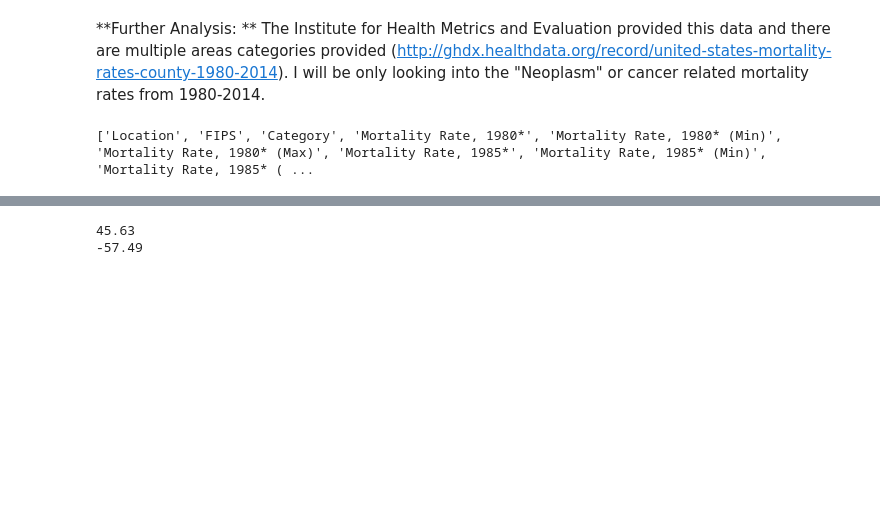
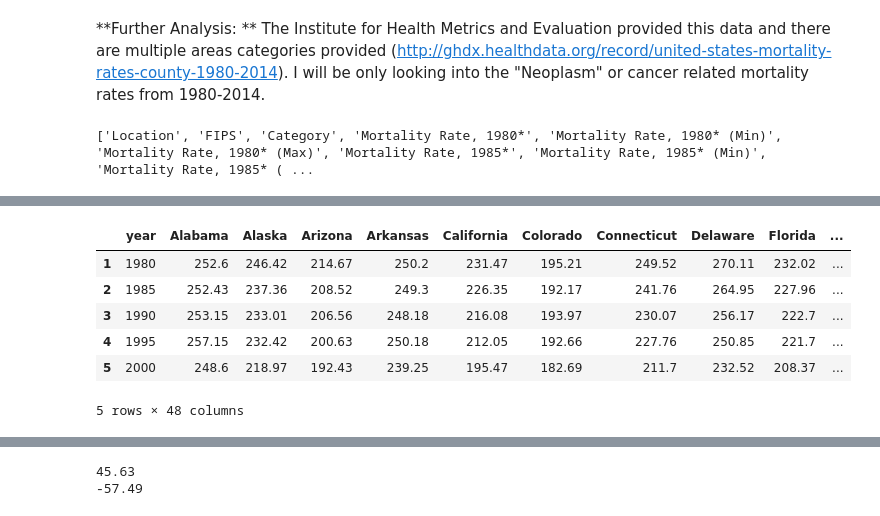
Before and after one commit to j-crowe/Cancer-Mortality-Visualization, a Jupyter notebook: mortality.ipynb, the cells around one changed output, grey strips where cells are left out. Saved outputs shown, nothing was run; the diff lists cells and outputs as text; code cells hidden in the pictures; blank space fills up the shorter version.

```diff
--- a/mortality.ipynb
+++ b/mortality.ipynb
@@ -35,0 +150,65 @@ counties = visualize[visualize['FIPS'] > 56]
+# %%
+# state_level_yearly.set_index([""])
+
+state_t = state_level_yearly.T.reset_index().drop(0)
+state_t.head()
+state_t.columns = [
+    'year',
+    'Alabama',
+    'Alaska',
+    'Arizona',
+    'Arkansas',
+    'California',
+    'Colorado',
+    'Connecticut',
+    'Delaware',
+    'Florida',
+    'Georgia',
+    'Hawaii',
+    'Idaho',
+    'Illinois',
+    'Indiana',
+    'Iowa',
+    'Kansas',
+    'Kentucky',
+    'Louisiana',
+    'Maine',
+    'Maryland',
+    'Massachusetts',
+    'Michigan',
+    'Minnesota',
+    'Mississippi',
+    'Missouri',
+    'Nevada',
+    'New Hampshire',
+    'New Jersey',
+    'New Mexico',
+    'New York',
+    'North Carolina',
+    'North Dakota',
+    'Ohio',
+    'Oklahoma',
+    'Oregon',
+    'Pennsylvania',
+    'Rhode Island',
+    'South Carolina',
+    'South Dakota',
+    'Tennessee',
+    'Texas',
+    'Utah',
+    'Vermont',
+    'Virginia',
+    'Washington',
+    'West Virginia',
+    'Wisconsin'
+]
+
+state_t.head()
+# %% [output]
+|  | year | Alabama | Alaska | Arizona | Arkansas | California | Colorado | Connecticut | Delaware | Florida | ... |
+| 1 | 1980 | 252.6 | 246.42 | 214.67 | 250.2 | 231.47 | 195.21 | 249.52 | 270.11 | 232.02 | ... |
+| 2 | 1985 | 252.43 | 237.36 | 208.52 | 249.3 | 226.35 | 192.17 | 241.76 | 264.95 | 227.96 | ... |
+| 3 | 1990 | 253.15 | 233.01 | 206.56 | 248.18 | 216.08 | 193.97 | 230.07 | 256.17 | 222.7 | ... |
+| 4 | 1995 | 257.15 | 232.42 | 200.63 | 250.18 | 212.05 | 192.66 | 227.76 | 250.85 | 221.7 | ... |
+| 5 | 2000 | 248.6 | 218.97 | 192.43 | 239.25 | 195.47 | 182.69 | 211.7 | 232.52 | 208.37 | ... |
+5 rows × 48 columns
```
Also changed, not shown: parts of 7 cells of this notebook.
